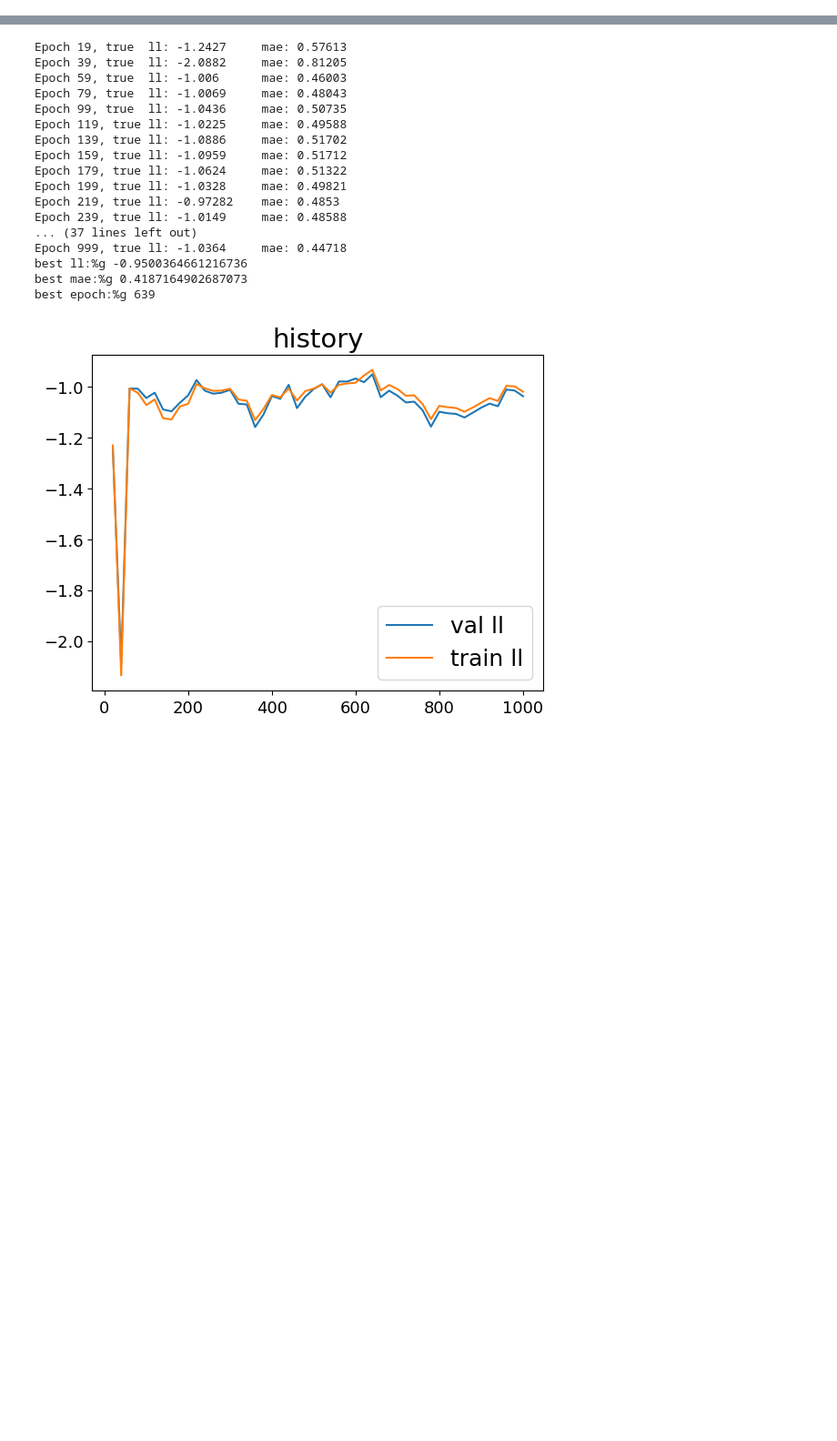
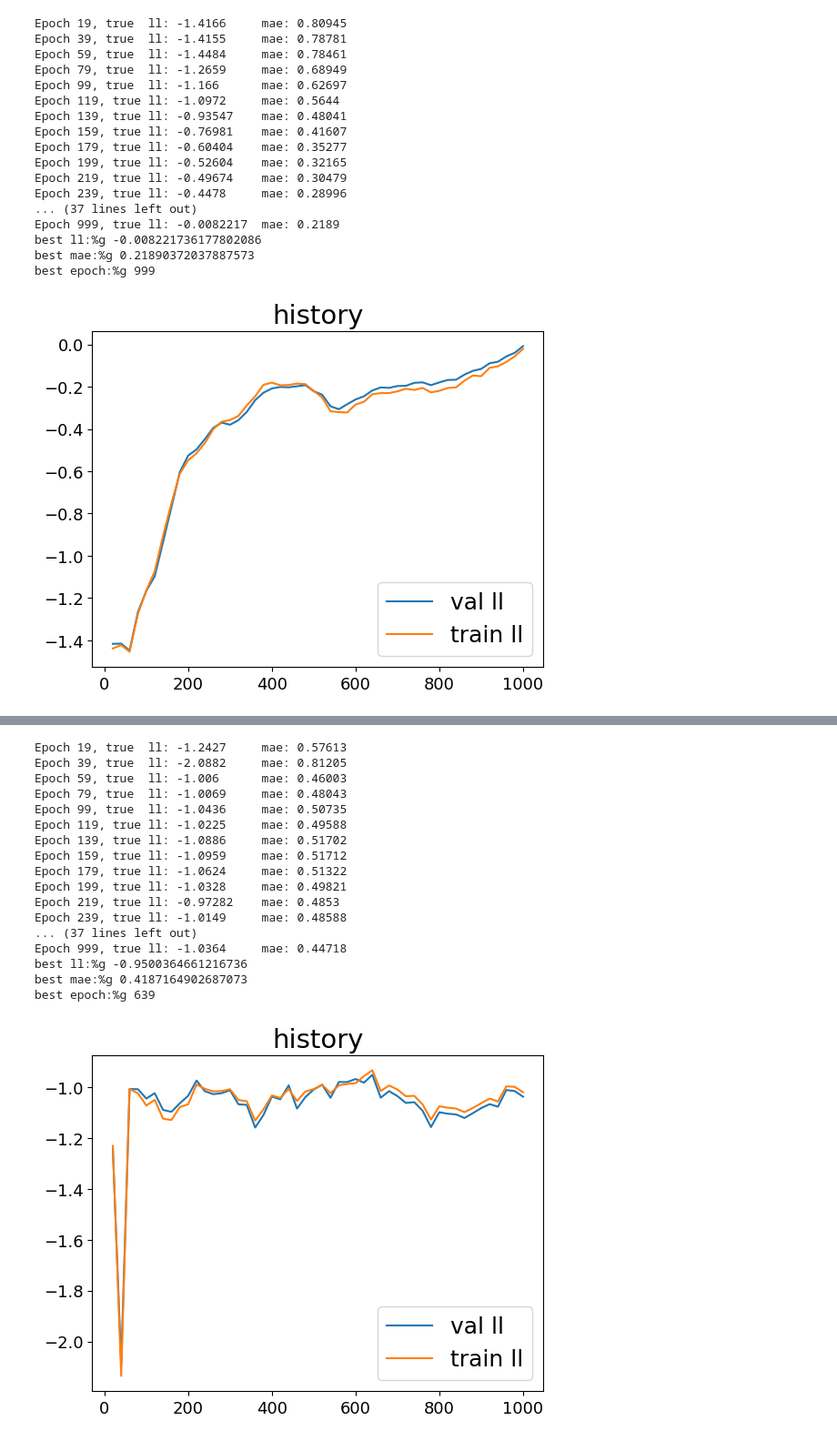
Before and after one commit to ltyap/MSc-Thesis, a Jupyter notebook: CGAN_implementation_aero.ipynb, the cells around one changed output, grey strips where cells are left out. Shown at 91% size. Cells and saved outputs as stored; diff of their text form; code cells hidden in the pictures; blank space fills up the shorter version.

```diff
--- a/CGAN_implementation_aero.ipynb
+++ b/CGAN_implementation_aero.ipynb
@@ -645,0 +642,57 @@ for i, (idx,values_scaled) in enumerate(zip(x_values_index, x_values_scale)):
+# %%
+#create nn spec for discriminator and generator
+config = {
+    "noise_dim": 10,
+    "epochs": 1000,
+    "num_batches": 200,
+    "gen_lr": 1e-4,
+    "disc_lr": 1e-4,
+    "val_interval": 20,
+    "eval_batch_size": 1000,
+    "eval_samples": 200,
+    "kernel_scales": 50,
+    "kernel_scale_min": 0.001,
+    "kernel_scale_max": 0.5,
+    "scatter": 0,
+    "kde_batch_size": 10,
+}
+nn_spec = {'gen_spec' : {
+    "other_dim": config["noise_dim"],#noise dimensions
+    "cond_dim": data_xdim,#conditioning data
+    "nodes_per_layer": [10,10,10],
+    "output_dim": data_ydim,#fake data dimensions
+    "activation": F.relu,
+    "type": NoiseInjection
+},
+'disc_spec': {
+    "other_dim": data_ydim,#actual data dimensions
+    "cond_dim": data_xdim,
+    "nodes_per_layer": [10,10,10],
+    "cond_layers": [8],
+    "other_layers":[8],
+    "output_dim": 1,#output logit
+    "activation": F.relu,
+    "type": DoubleInputNetwork
+}
+}
+cgan_model_Pearson_small = PearsonCGAN(config, nn_spec)
+cgan_model_Pearson_small.train(train_data,val_func)
+# %% [output]
+Epoch 19, true  ll: -1.4166     mae: 0.80945
+Epoch 39, true  ll: -1.4155     mae: 0.78781
+Epoch 59, true  ll: -1.4484     mae: 0.78461
+Epoch 79, true  ll: -1.2659     mae: 0.68949
+Epoch 99, true  ll: -1.166      mae: 0.62697
+Epoch 119, true ll: -1.0972     mae: 0.5644
+Epoch 139, true ll: -0.93547    mae: 0.48041
+Epoch 159, true ll: -0.76981    mae: 0.41607
+Epoch 179, true ll: -0.60404    mae: 0.35277
+Epoch 199, true ll: -0.52604    mae: 0.32165
+Epoch 219, true ll: -0.49674    mae: 0.30479
+Epoch 239, true ll: -0.4478     mae: 0.28996
+... (37 lines left out)
+Epoch 999, true ll: -0.0082217  mae: 0.2189
+best ll:%g -0.008221736177802086
+best mae:%g 0.21890372037887573
+best epoch:%g 999
+[figure, added]
```
Also changed, not shown: parts of 12 cells of this notebook, 28 other files.
